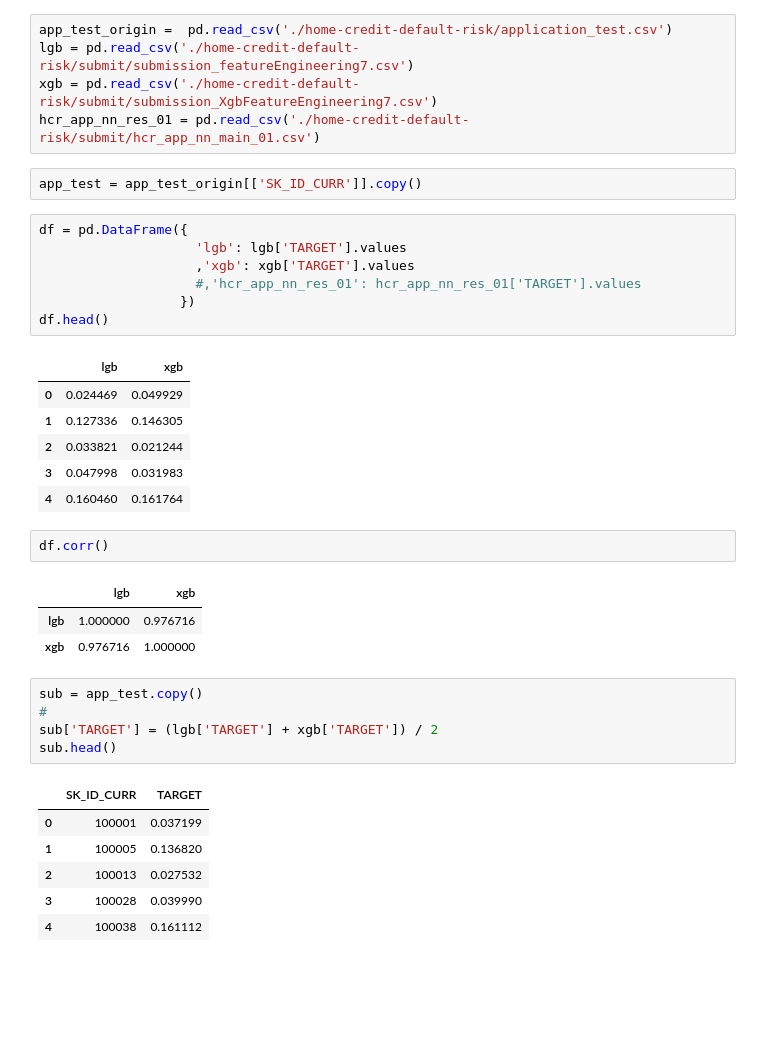
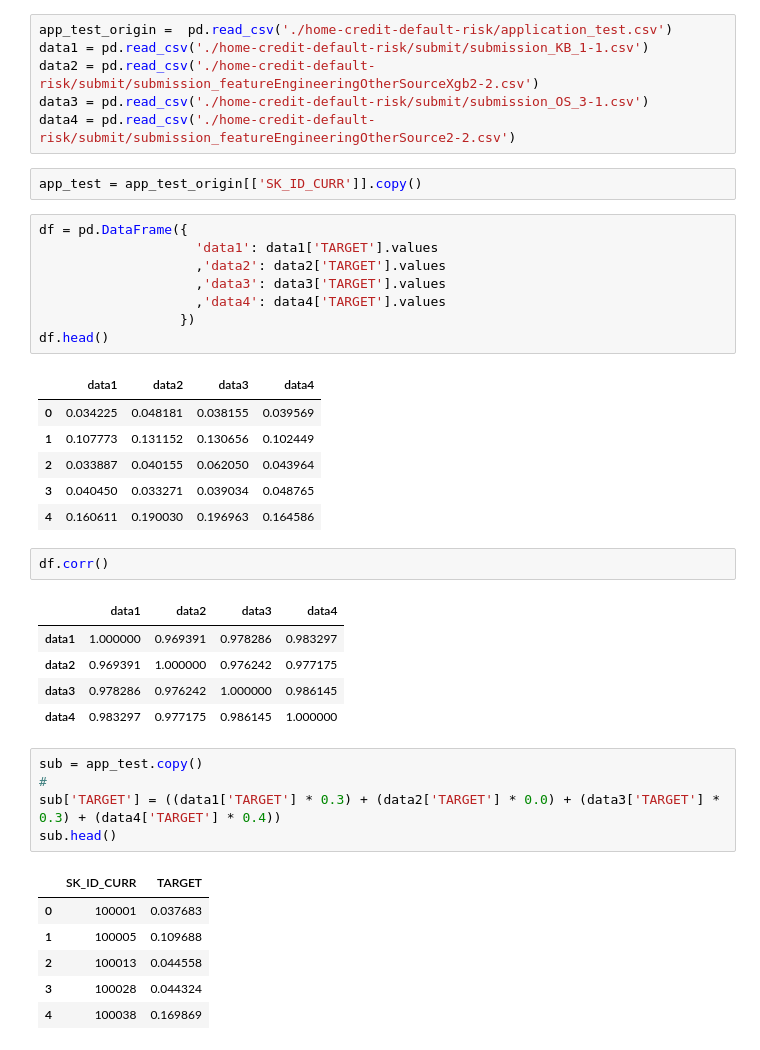
Before and after one commit to nekonabesan/kaggle_study, a Jupyter notebook: hcdr/unsamble.ipynb, the cells around one changed output. Drawn from its saved outputs; the diff is of its cells as text; blank space fills up the shorter version.

```diff
--- a/hcdr/unsamble.ipynb
+++ b/hcdr/unsamble.ipynb
@@ -40,43 +40,47 @@ print("OK\n")
 OK
 # %%
 app_test_origin =  pd.read_csv('./home-credit-default-risk/application_test.csv')
-lgb = pd.read_csv('./home-credit-default-risk/submit/submission_featureEngineering7.csv')
-xgb = pd.read_csv('./home-credit-default-risk/submit/submission_XgbFeatureEngineering7.csv')
-hcr_app_nn_res_01 = pd.read_csv('./home-credit-default-risk/submit/hcr_app_nn_main_01.csv')
+data1 = pd.read_csv('./home-credit-default-risk/submit/submission_KB_1-1.csv')
+data2 = pd.read_csv('./home-credit-default-risk/submit/submission_featureEngineeringOtherSourceXgb2-2.csv')
+data3 = pd.read_csv('./home-credit-default-risk/submit/submission_OS_3-1.csv')
+data4 = pd.read_csv('./home-credit-default-risk/submit/submission_featureEngineeringOtherSource2-2.csv')
 # %%
 app_test = app_test_origin[['SK_ID_CURR']].copy()
 # %%
 df = pd.DataFrame({
-                    'lgb': lgb['TARGET'].values
-                    ,'xgb': xgb['TARGET'].values
-                    #,'hcr_app_nn_res_01': hcr_app_nn_res_01['TARGET'].values
+                    'data1': data1['TARGET'].values
+                    ,'data2': data2['TARGET'].values
+                    ,'data3': data3['TARGET'].values
+                    ,'data4': data4['TARGET'].values
                   })
 df.head()
 # %% [output]
-|  | lgb | xgb |
-| 0 | 0.024469 | 0.049929 |
-| 1 | 0.127336 | 0.146305 |
-| 2 | 0.033821 | 0.021244 |
-| 3 | 0.047998 | 0.031983 |
-| 4 | 0.160460 | 0.161764 |
+|  | data1 | data2 | data3 | data4 |
+| 0 | 0.034225 | 0.048181 | 0.038155 | 0.039569 |
+| 1 | 0.107773 | 0.131152 | 0.130656 | 0.102449 |
+| 2 | 0.033887 | 0.040155 | 0.062050 | 0.043964 |
+| 3 | 0.040450 | 0.033271 | 0.039034 | 0.048765 |
+| 4 | 0.160611 | 0.190030 | 0.196963 | 0.164586 |
 # %%
 df.corr()
 # %% [output]
-|  | lgb | xgb |
-| lgb | 1.000000 | 0.976716 |
-| xgb | 0.976716 | 1.000000 |
+|  | data1 | data2 | data3 | data4 |
+| data1 | 1.000000 | 0.969391 | 0.978286 | 0.983297 |
+| data2 | 0.969391 | 1.000000 | 0.976242 | 0.977175 |
+| data3 | 0.978286 | 0.976242 | 1.000000 | 0.986145 |
+| data4 | 0.983297 | 0.977175 | 0.986145 | 1.000000 |
 # %%
 sub = app_test.copy()
 #
-sub['TARGET'] = (lgb['TARGET'] + xgb['TARGET']) / 2
+sub['TARGET'] = ((data1['TARGET'] * 0.3) + (data2['TARGET'] * 0.0) + (data3['TARGET'] * 0.3) + (data4['TARGET'] * 0.4))
 sub.head()
 # %% [output]
 |  | SK_ID_CURR | TARGET |
-| 0 | 100001 | 0.037199 |
-| 1 | 100005 | 0.136820 |
-| 2 | 100013 | 0.027532 |
-| 3 | 100028 | 0.039990 |
-| 4 | 100038 | 0.161112 |
+| 0 | 100001 | 0.037683 |
+| 1 | 100005 | 0.109688 |
+| 2 | 100013 | 0.044558 |
+| 3 | 100028 | 0.044324 |
+| 4 | 100038 | 0.169869 |
 # %%
 sub.to_csv('./home-credit-default-risk/submit/submission_ansumble_test.csv', index=False)
 sub.head()
```
Also changed, not shown: parts of 1 cell of this notebook, 16 other files.
